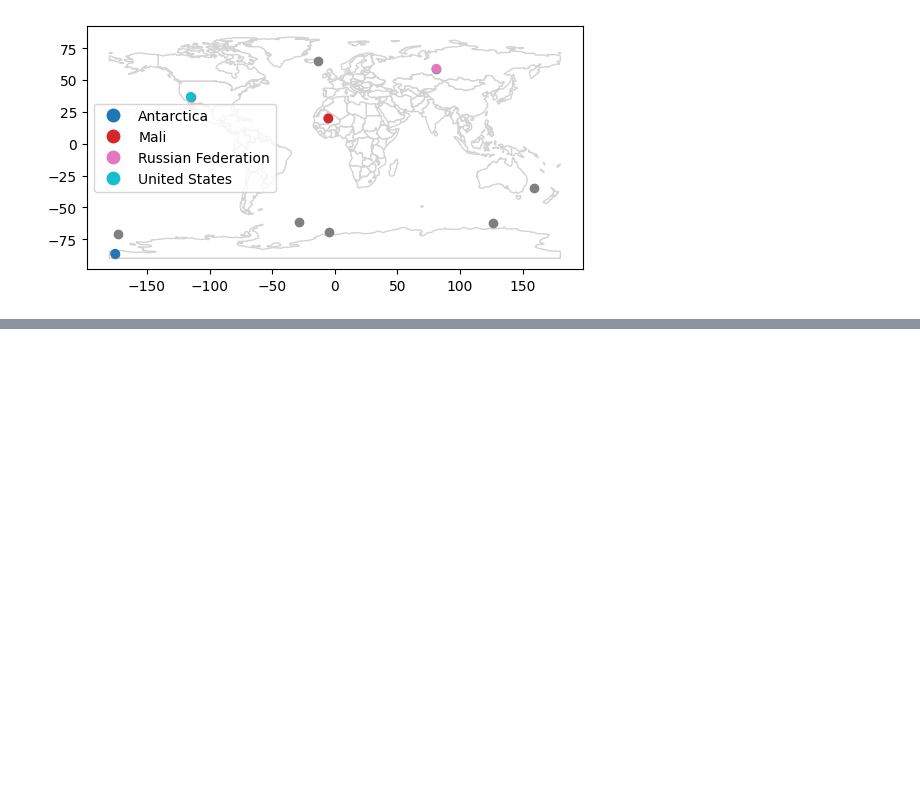
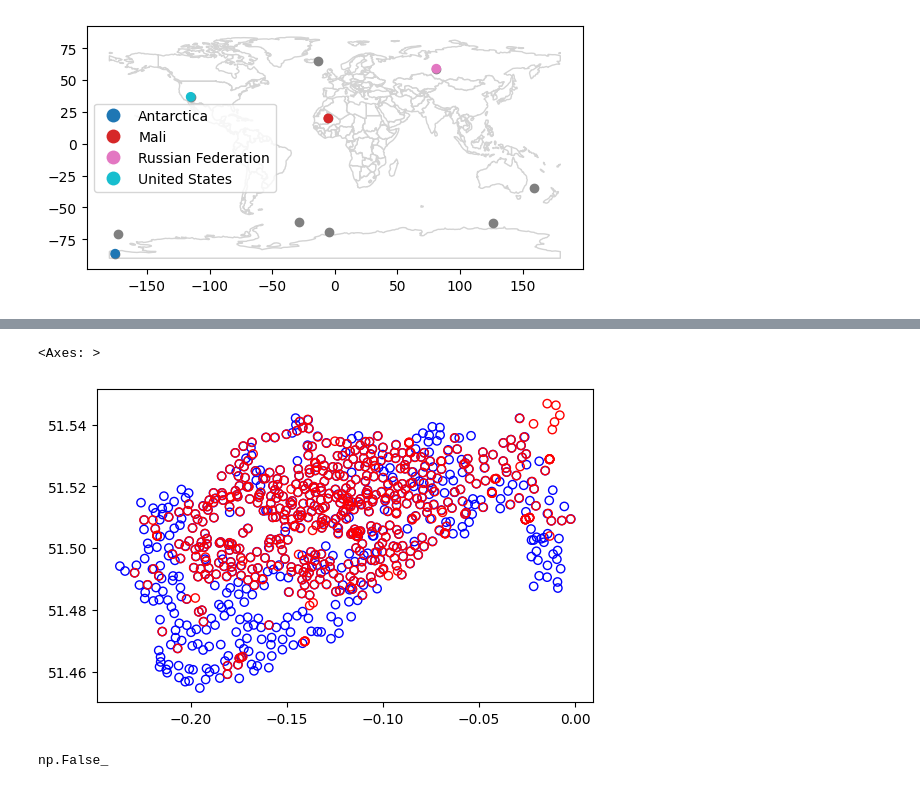
Before and after one commit to balmdui/tutorial_geocompy, a Jupyter notebook: 03_spatial.ipynb, the cells around one changed output, grey strips where cells are left out. Saved outputs shown, nothing was run; the diff lists cells and outputs as text; code cells hidden in the pictures; blank space fills up the shorter version.

```diff
--- a/03_spatial.ipynb
+++ b/03_spatial.ipynb
@@ -318,0 +377,13 @@ random_joined.plot(ax=base, column='name_long', legend=True);
+# %%
+base = cycle_hire.plot(edgecolor='blue', color='none')
+cycle_hire_osm.plot(ax=base, edgecolor='red', color='none')
+# %% [output]
+<Axes: >
+[figure, added]
+# %%
+m = cycle_hire.geometry.apply(
+    lambda x: cycle_hire_osm.geometry.intersects(x)
+)
+m.to_numpy().any()
+# %% [output]
+np.False_
```
Also changed, not shown: parts of 35 cells of this notebook.
